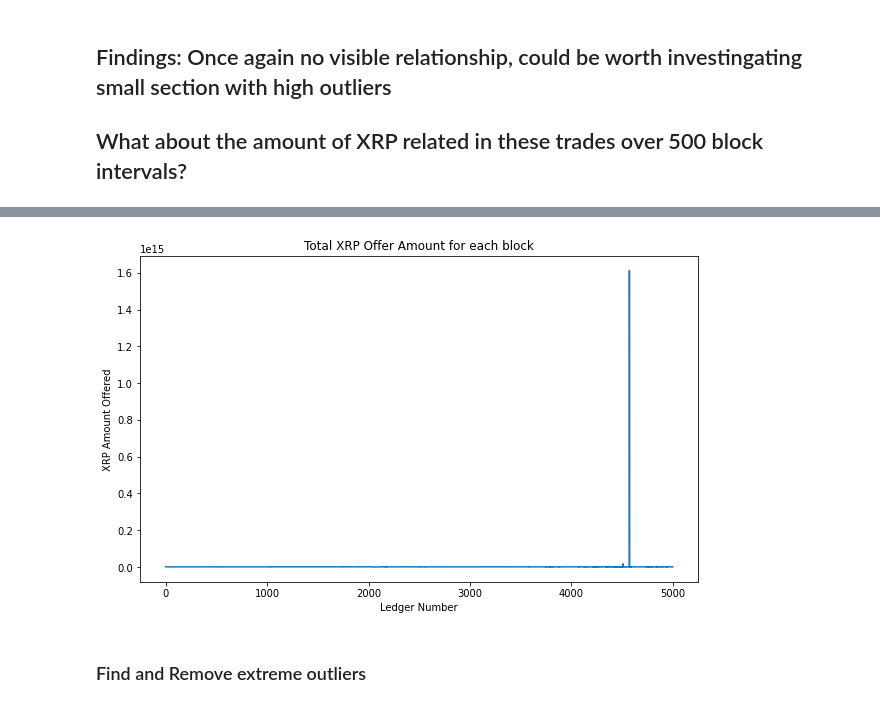
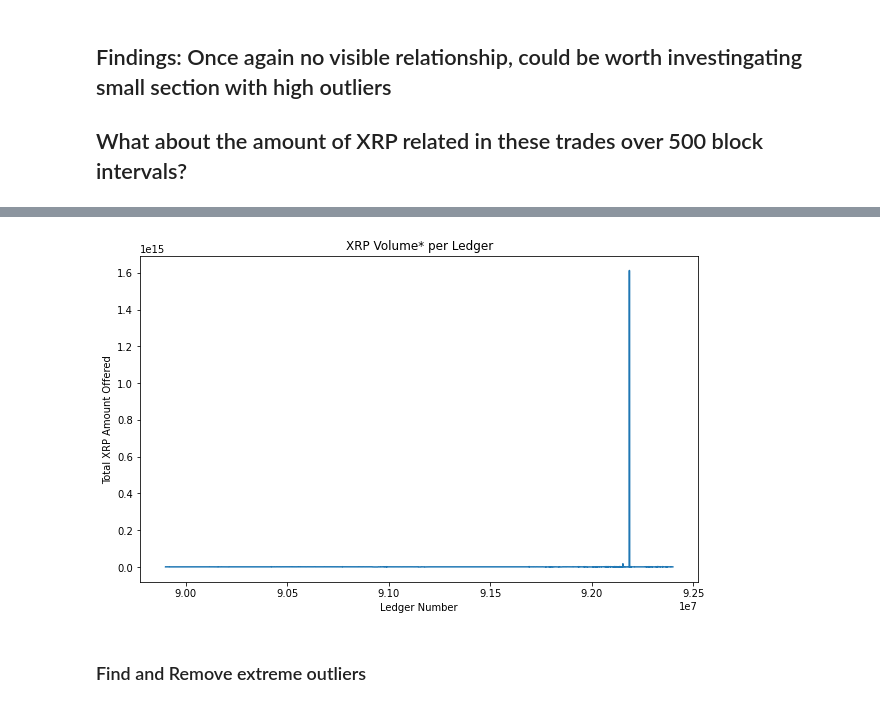
Before and after one commit to Ayrnen/XRP, a Jupyter notebook: TransactionCountEDA.ipynb, the cells around one changed output, grey strips where cells are left out. Cells and saved outputs as stored; diff of their text form; code cells hidden in the pictures.

```diff
--- a/TransactionCountEDA.ipynb
+++ b/TransactionCountEDA.ipynb
@@ -59,23 +61,25 @@ def transform_row(row):
     if row['Gets_Currency_Code'] == 'XRP':
         return {
             'Ledger_Number': row['Ledger_Number'],
+            'Datetime': row['Ledger_Date'],
 
             'XRP_Code': row['Gets_Currency_Code'],
             'XRP_Amount': row['Gets_Count_sum'],
 
-            'Traded_currency_Code': row['Pays_Currency_Code'],
-            'Traded_Currency_Amount': row['Pays_Count_sum']
+            'Trade_Code': row['Pays_Currency_Code'],
+            'Code_Amount': row['Pays_Count_sum']
         }
 
     elif row['Pays_Currency_Code'] == 'XRP':
         return {
             'Ledger_Number': row['Ledger_Number'],
+            'Datetime': row['Ledger_Date'],
 
             'XRP_Code': row['Pays_Currency_Code'],
             'XRP_Amount': row['Pays_Count_sum'],
 
-            'Traded_currency_Code': row['Gets_Currency_Code'],
-            'Traded_Currency_Amount': row['Gets_Count_sum']
+            'Trade_Code': row['Gets_Currency_Code'],
+            'Code_Amount': row['Gets_Count_sum']
         }
     else:
         print('Error')
@@ -84,9 +88,3 @@ def transform_row(row):
 
 transformed_data = [transform_row(row) for _, row in df_xrp.iterrows()]
 df_xrp = pd.DataFrame(transformed_data)
-
-df_xrp['Ledger_Number_Scaled'] = (df_xrp['Ledger_Number'] // 500)
-df_xrp['Ledger_Number_Scaled'] -= df_xrp['Ledger_Number_Scaled'].min()
-
-df_xrp.sort_values(by='Ledger_Number_Scaled')
-df_xrp.head()
@@ -100,18 +91,18 @@ df_xrp.head()
 # %%
-df_xrp_only = df_xrp.groupby(['Ledger_Number', 'Ledger_Number_Scaled', 'XRP_Code']).agg(
+df_xrp_only = df_xrp.groupby(['Ledger_Number', 'Datetime', 'XRP_Code']).agg(
     XRP_Amount=('XRP_Amount', 'sum')
 ).reset_index()
 
 plt.figure(figsize=(10, 6))
-plt.plot(df_xrp_only['Ledger_Number_Scaled'], df_xrp_only['XRP_Amount'])
+plt.plot(df_xrp_only['Ledger_Number'], df_xrp_only['XRP_Amount'])
 
 plt.xlabel('Ledger Number')
-plt.ylabel('XRP Amount Offered')
-plt.title('Total XRP Offer Amount for each block')
+plt.ylabel('Total XRP Amount Offered')
+plt.title('XRP Volume* per Ledger')
 
 plt.show()
 # %% [output]
-[figure, old version]
+[figure, new version]
 # %% [markdown]
 ### Find and Remove extreme outliers
 # %%
```
Also changed, not shown: parts of 18 cells of this notebook, 3 other files.
